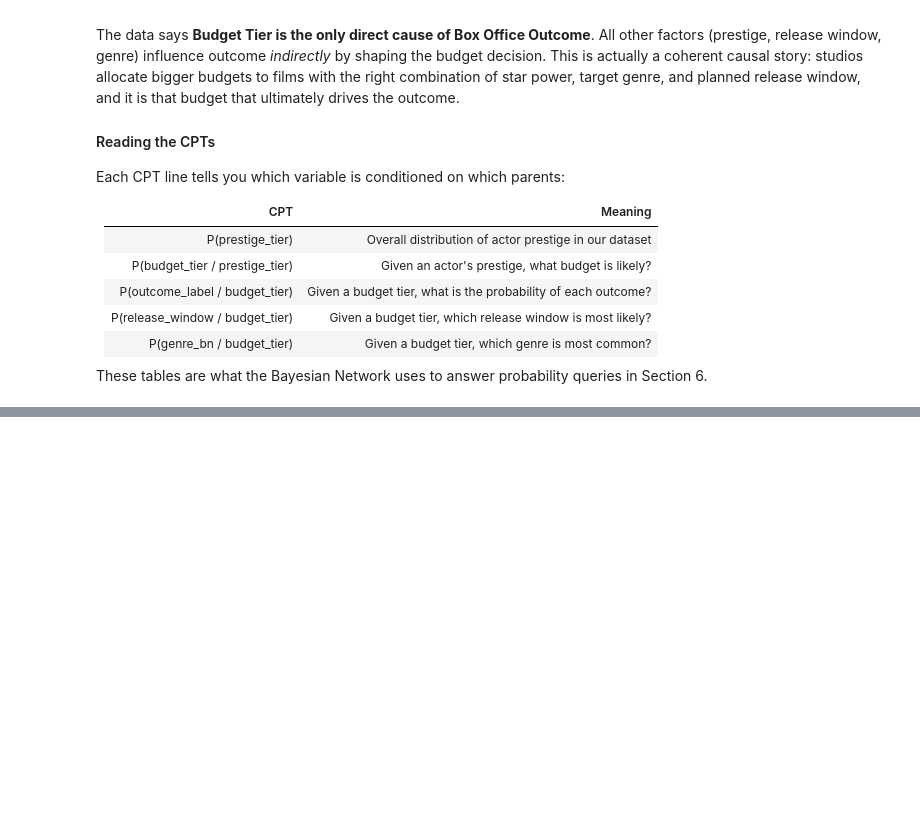
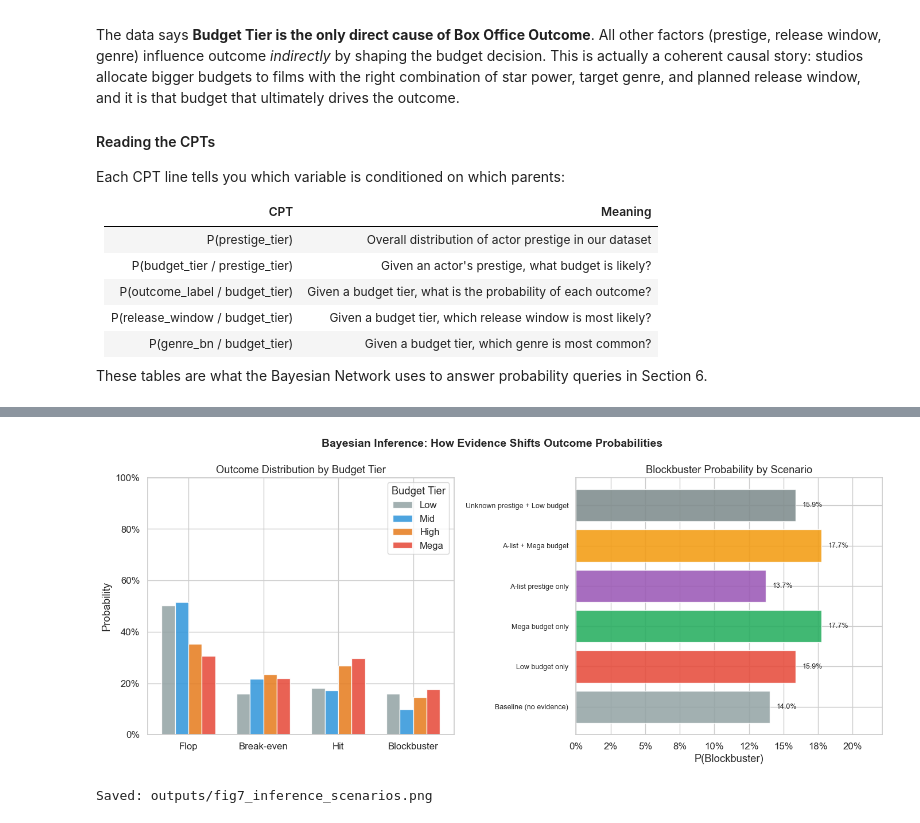
Before and after one commit to stefhooy/box-office-bayesian, a Jupyter notebook: blockbuster_formula.ipynb, the cells around one changed output, grey strips where cells are left out. Saved outputs shown, nothing was run; the diff lists cells and outputs as text; code cells hidden in the pictures; blank space fills up the shorter version.

```diff
--- a/blockbuster_formula.ipynb
+++ b/blockbuster_formula.ipynb
@@ -1507,0 +1808,19 @@ These tables are what the Bayesian Network uses to answer probability queries in
+# %%
+# Query 3: Outcome probability conditioned on prestige tier
+prestige_tiers = ['Unknown', 'Rising', 'Established', 'A-list']
+
+print('P(outcome | prestige_tier)')
+print('-' * 65)
+header = f"{'Prestige':<14}" + ''.join(f"{o:>12}" for o in OUTCOMES)
+print(header)
+print('-' * 65)
+
+prestige_results = {}
+for tier in prestige_tiers:
+    probs = query_outcome({'prestige_tier': tier})
+    prestige_results[tier] = probs
+    row = f"{tier:<14}" + ''.join(f"{probs.get(o, 0):>12.1%}" for o in OUTCOMES)
+    print(row)
+
+print()
+print('Note: Prestige shifts odds only indirectly -- it influences budget tier first.')
@@ -1507,0 +1884,51 @@ These tables are what the Bayesian Network uses to answer probability queries in
+# %%
+# Visualise: grouped bar chart for budget-tier scenarios
+import numpy as np
+
+fig, axes = plt.subplots(1, 2, figsize=(14, 6))
+fig.suptitle('Bayesian Inference: How Evidence Shifts Outcome Probabilities',
+             fontsize=14, fontweight='bold')
+
+# --- Left panel: outcome distribution by budget tier ---
+ax = axes[0]
+x = np.arange(len(OUTCOMES))
+width = 0.18
+tier_colors = ['#95a5a6', '#3498db', '#e67e22', '#e74c3c']
+
+for i, tier in enumerate(budget_tiers):
+    vals = [budget_results[tier].get(o, 0) for o in OUTCOMES]
+    ax.bar(x + i * width, vals, width, label=tier, color=tier_colors[i], alpha=0.88)
+
+ax.set_xticks(x + width * 1.5)
+ax.set_xticklabels(OUTCOMES)
+ax.set_ylabel('Probability')
+ax.set_title('Outcome Distribution by Budget Tier')
+ax.legend(title='Budget Tier')
+ax.yaxis.set_major_formatter(plt.FuncFormatter(lambda y, _: f'{y:.0%}'))
+ax.set_ylim(0, 1)
+
+# --- Right panel: Blockbuster probability across counterfactual scenarios ---
+ax2 = axes[1]
+labels_cf = [s[0] for s in scenarios]
+p_block_cf = [scenario_results[s[0]].get('Blockbuster', 0) for s in scenarios]
+colors_cf  = ['#95a5a6', '#e74c3c', '#27ae60', '#9b59b6', '#f39c12', '#7f8c8d']
+
+bars = ax2.barh(range(len(labels_cf)), p_block_cf, color=colors_cf, alpha=0.88)
+ax2.set_yticks(range(len(labels_cf)))
+ax2.set_yticklabels(labels_cf, fontsize=9)
+ax2.set_xlabel('P(Blockbuster)')
+ax2.set_title('Blockbuster Probability by Scenario')
+ax2.xaxis.set_major_formatter(plt.FuncFormatter(lambda y, _: f'{y:.0%}'))
+ax2.set_xlim(0, max(p_block_cf) * 1.25)
+
+for bar, val in zip(bars, p_block_cf):
+    ax2.text(bar.get_width() + 0.005, bar.get_y() + bar.get_height() / 2,
+             f'{val:.1%}', va='center', fontsize=9)
+
+plt.tight_layout()
+plt.savefig(Path('outputs') / 'fig7_inference_scenarios.png', dpi=150, bbox_inches='tight')
+plt.show()
+print('Saved: outputs/fig7_inference_scenarios.png')
+# %% [output]
+[figure, added]
+Saved: outputs/fig7_inference_scenarios.png
```
Also changed, not shown: parts of 37 cells of this notebook, 11 other files.
